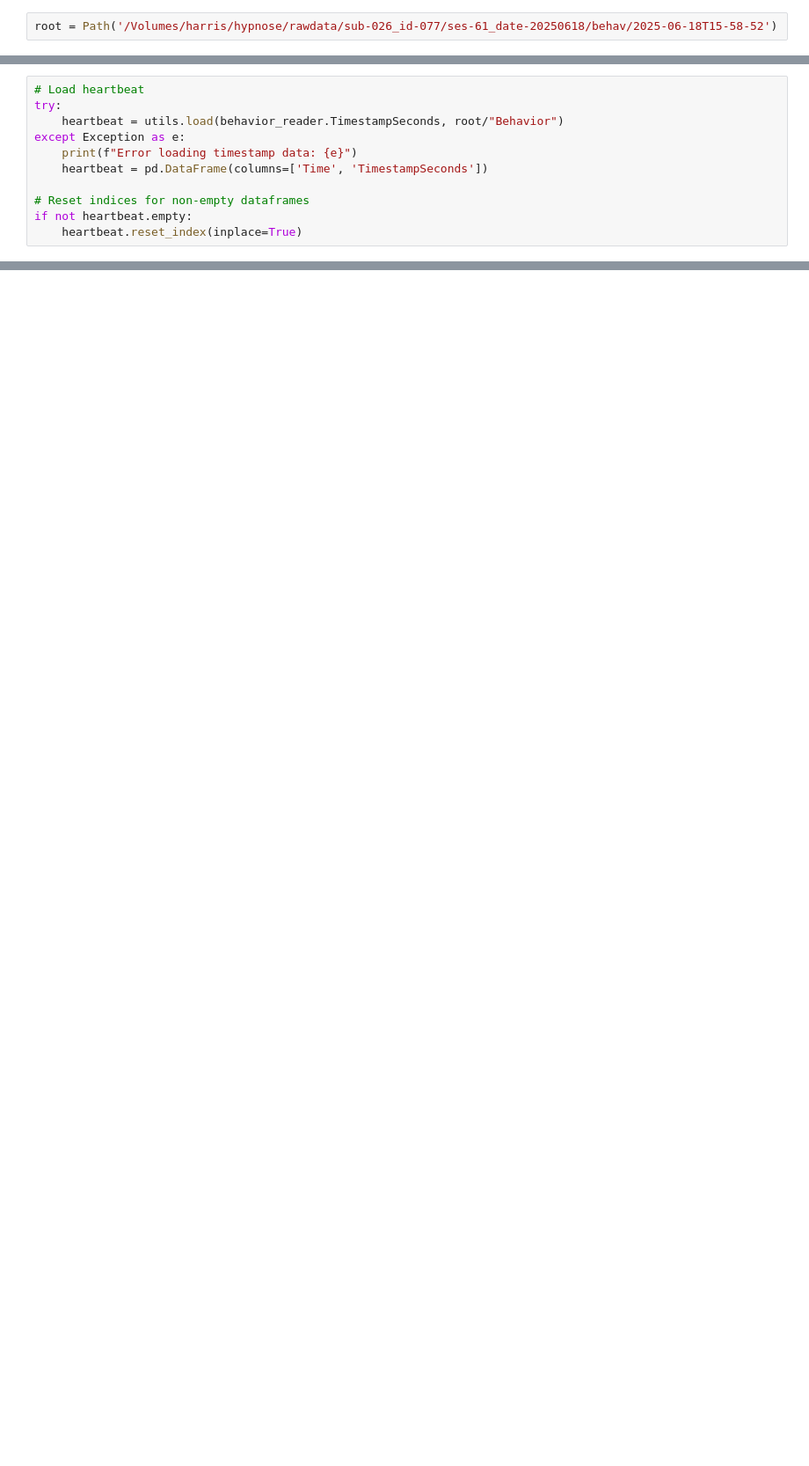
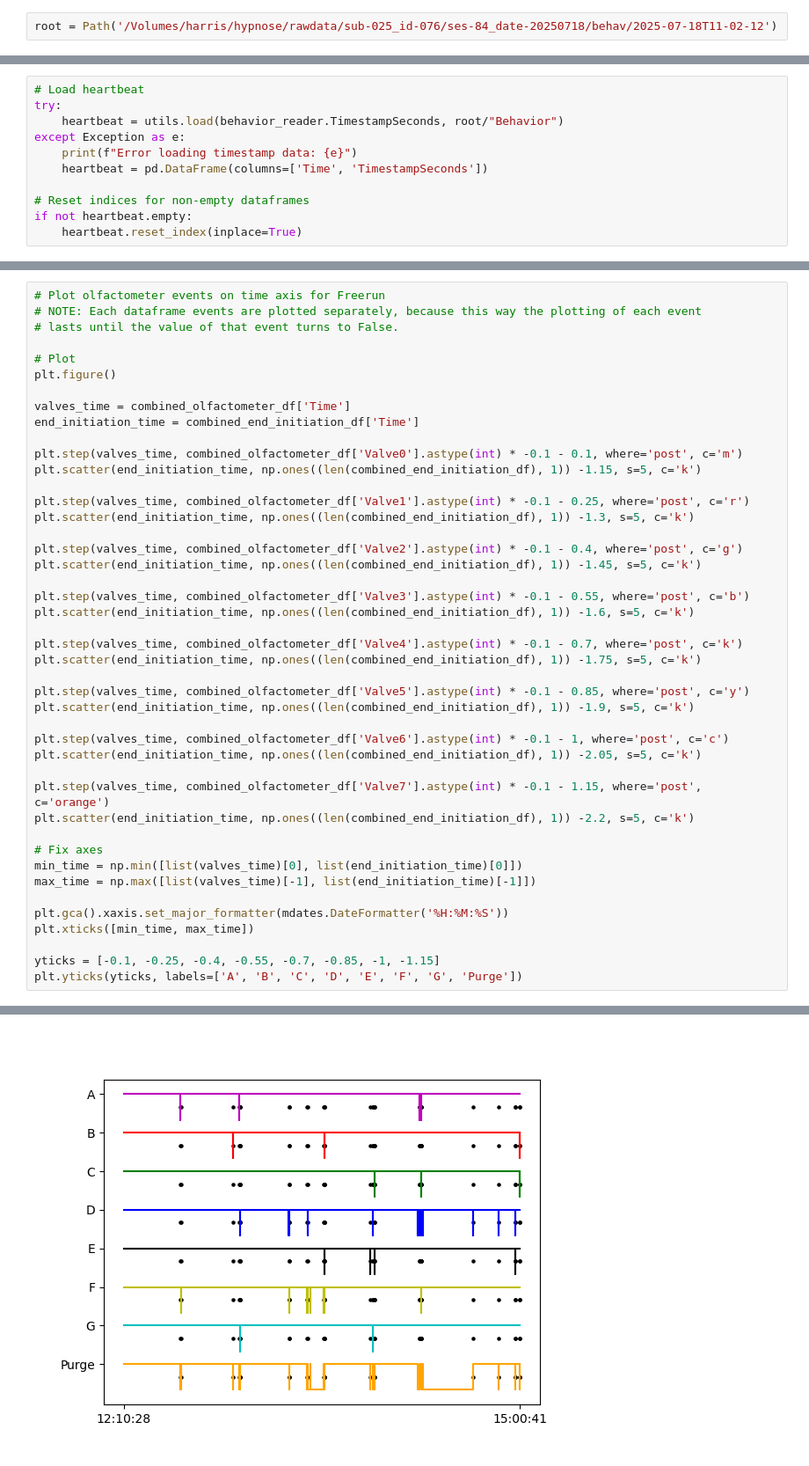
Before and after one commit to SainsburyWellcomeCentre/hypnose-analysis, a Jupyter notebook: notebooks/events-visualisation.ipynb, the cells around one changed output, grey strips where cells are left out. Shown: that part at 88% size. Saved outputs shown, nothing was run; the diff lists cells and outputs as text; blank space fills up the shorter version.

```diff
--- a/notebooks/events-visualisation.ipynb
+++ b/notebooks/events-visualisation.ipynb
@@ -19,5 +20,5 @@ import matplotlib.pyplot as plt
 # %%
-root = Path('/Volumes/harris/hypnose/rawdata/sub-026_id-077/ses-61_date-20250618/behav/2025-06-18T15-58-52')
+root = Path('/Volumes/harris/hypnose/rawdata/sub-025_id-076/ses-84_date-20250718/behav/2025-07-18T11-02-12')
 # %%
 metadata_reader = utils.SessionData()
 session_settings = utils.load_json(metadata_reader, root/"SessionSettings")
@@ -389,0 +506,45 @@ plt.step(time, all_events_df["SupplyPort2"].astype(int) * -0.1 - 1.45, where='po
+# %%
+# Plot olfactometer events on time axis for Freerun
+# NOTE: Each dataframe events are plotted separately, because this way the plotting of each event
+# lasts until the value of that event turns to False.
+
+# Plot
+plt.figure()
+
+valves_time = combined_olfactometer_df['Time']
+end_initiation_time = combined_end_initiation_df['Time']
+
+plt.step(valves_time, combined_olfactometer_df['Valve0'].astype(int) * -0.1 - 0.1, where='post', c='m')
+plt.scatter(end_initiation_time, np.ones((len(combined_end_initiation_df), 1)) -1.15, s=5, c='k')
+
+plt.step(valves_time, combined_olfactometer_df['Valve1'].astype(int) * -0.1 - 0.25, where='post', c='r')
+plt.scatter(end_initiation_time, np.ones((len(combined_end_initiation_df), 1)) -1.3, s=5, c='k')
+
+plt.step(valves_time, combined_olfactometer_df['Valve2'].astype(int) * -0.1 - 0.4, where='post', c='g')
+plt.scatter(end_initiation_time, np.ones((len(combined_end_initiation_df), 1)) -1.45, s=5, c='k')
+
+plt.step(valves_time, combined_olfactometer_df['Valve3'].astype(int) * -0.1 - 0.55, where='post', c='b')
+plt.scatter(end_initiation_time, np.ones((len(combined_end_initiation_df), 1)) -1.6, s=5, c='k')
+
+plt.step(valves_time, combined_olfactometer_df['Valve4'].astype(int) * -0.1 - 0.7, where='post', c='k')
+plt.scatter(end_initiation_time, np.ones((len(combined_end_initiation_df), 1)) -1.75, s=5, c='k')
+
+plt.step(valves_time, combined_olfactometer_df['Valve5'].astype(int) * -0.1 - 0.85, where='post', c='y')
+plt.scatter(end_initiation_time, np.ones((len(combined_end_initiation_df), 1)) -1.9, s=5, c='k')
+
+plt.step(valves_time, combined_olfactometer_df['Valve6'].astype(int) * -0.1 - 1, where='post', c='c')
+plt.scatter(end_initiation_time, np.ones((len(combined_end_initiation_df), 1)) -2.05, s=5, c='k')
+
+plt.step(valves_time, combined_olfactometer_df['Valve7'].astype(int) * -0.1 - 1.15, where='post', c='orange')
+plt.scatter(end_initiation_time, np.ones((len(combined_end_initiation_df), 1)) -2.2, s=5, c='k')
+
+# Fix axes
+min_time = np.min([list(valves_time)[0], list(end_initiation_time)[0]])
+max_time = np.max([list(valves_time)[-1], list(end_initiation_time)[-1]])
+
+plt.gca().xaxis.set_major_formatter(mdates.DateFormatter('%H:%M:%S'))
+plt.xticks([min_time, max_time])
+
+yticks = [-0.1, -0.25, -0.4, -0.55, -0.7, -0.85, -1, -1.15]
+plt.yticks(yticks, labels=['A', 'B', 'C', 'D', 'E', 'F', 'G', 'Purge'])
+# %% [output]
@@ -389,0 +567 @@ plt.step(time, all_events_df["SupplyPort2"].astype(int) * -0.1 - 1.45, where='po
+[figure, added]
```
Also changed, not shown: parts of 14 cells of this notebook, 3 other files.
